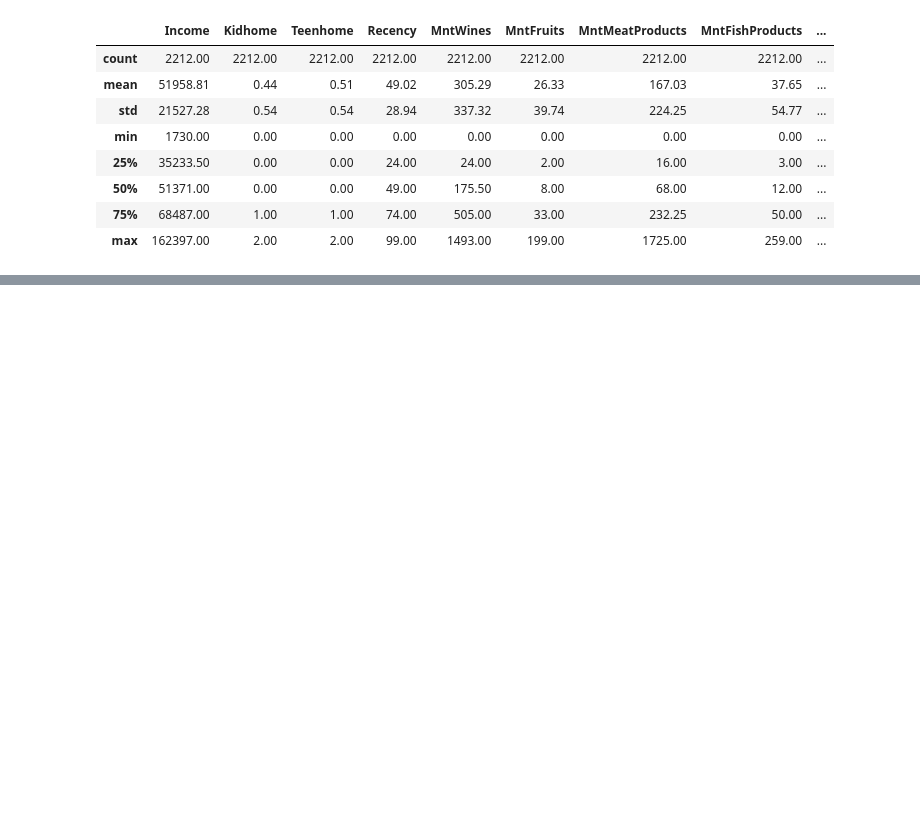
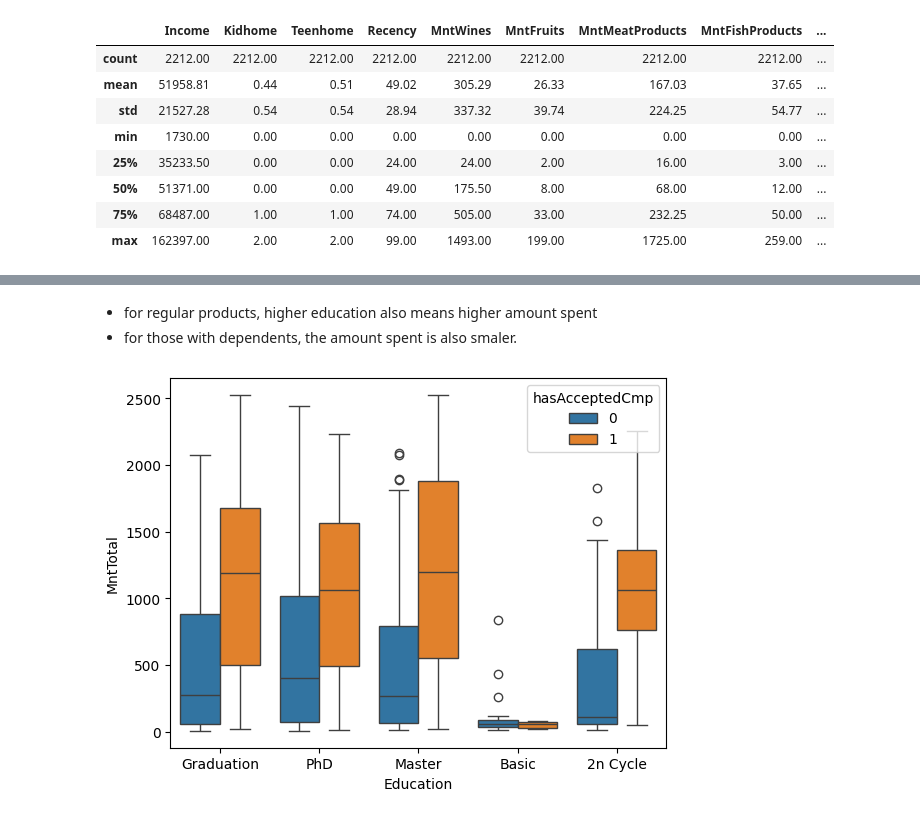
Before and after one commit to igornunespatricio/Clustering-Data-Analyst-iFood, a Jupyter notebook: notebooks/eda.ipynb, the cells around one changed output, grey strips where cells are left out. Saved outputs shown, nothing was run; the diff lists cells and outputs as text; code cells hidden in the pictures; blank space fills up the shorter version.

```diff
--- a/notebooks/eda.ipynb
+++ b/notebooks/eda.ipynb
@@ -467,0 +396,8 @@ with pd.option_context(
+# %% [markdown]
+- for regular products, higher education also means higher amount spent
+-  for those with dependents, the amount spent is also smaler.
+# %%
+# amount total spent, education and has accepted campaing
+sns.boxplot(data=df, x='Education', y='MntTotal', hue='hasAcceptedCmp');
+# %% [output]
+[figure, added]
```
Also changed, not shown: parts of 25 cells of this notebook, 3 other files.
